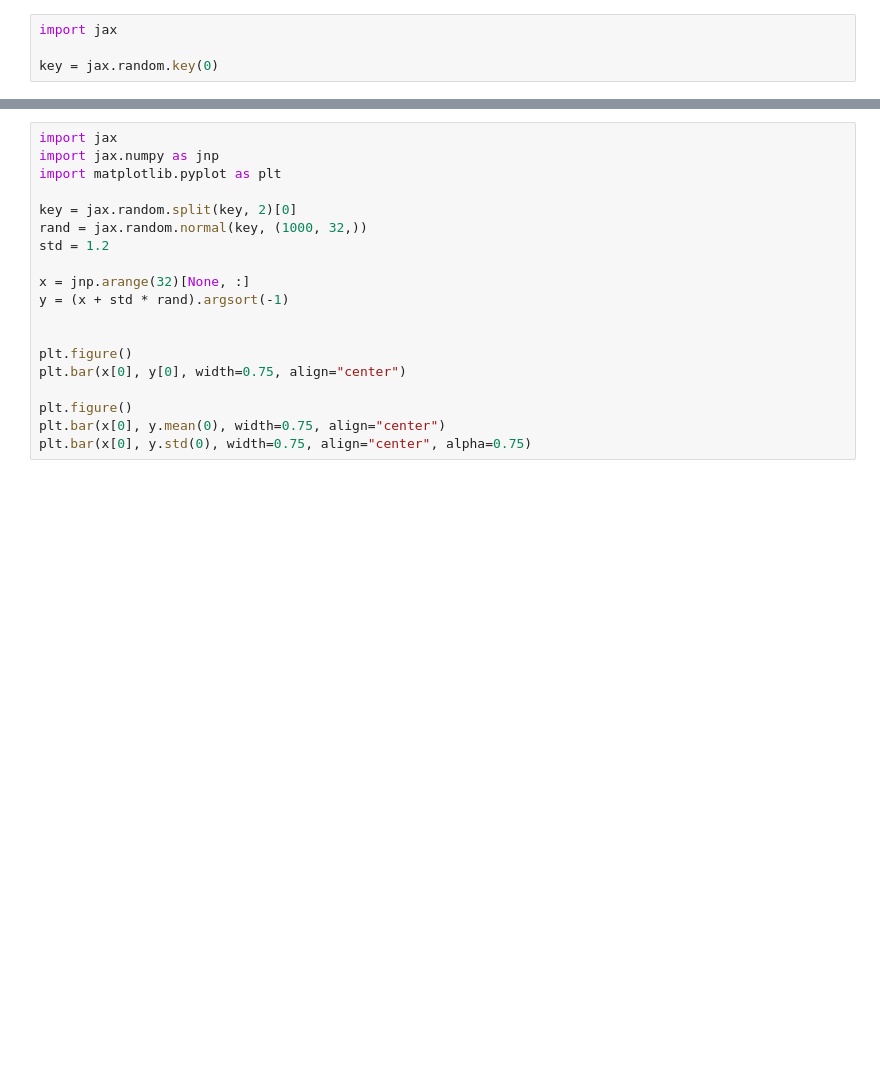
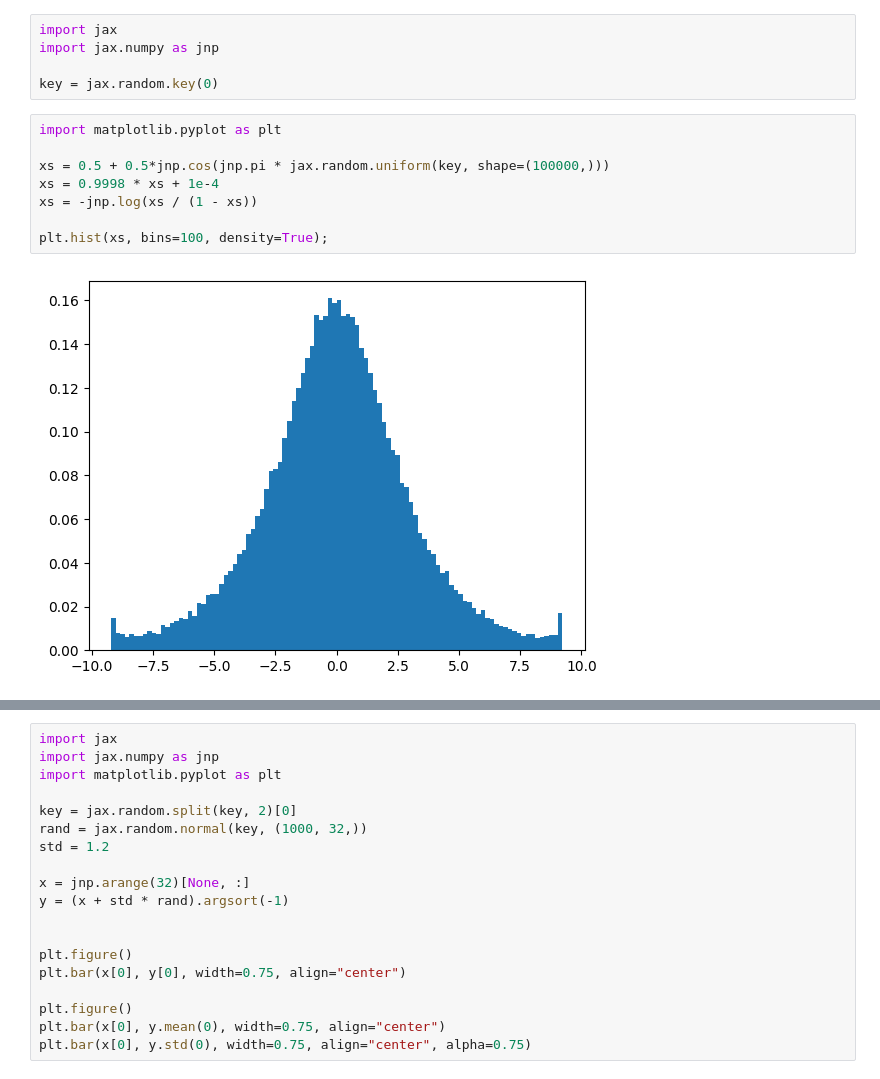
Before and after one commit to jafluri/gidd-easydel, a Jupyter notebook: notebooks/test.ipynb, the cells around one changed output, grey strips where cells are left out. Drawn from its saved outputs; the diff is of its cells as text; blank space fills up the shorter version.

```diff
--- a/notebooks/test.ipynb
+++ b/notebooks/test.ipynb
@@ -1,4 +1,15 @@
 # %%
 import jax
+import jax.numpy as jnp
 
 key = jax.random.key(0)
+# %%
+import matplotlib.pyplot as plt
+
+xs = 0.5 + 0.5*jnp.cos(jnp.pi * jax.random.uniform(key, shape=(100000,)))
+xs = 0.9998 * xs + 1e-4
+xs = -jnp.log(xs / (1 - xs))
+
+plt.hist(xs, bins=100, density=True);
+# %% [output]
+[figure, added]
```
Also changed, not shown: parts of 3 cells of this notebook, 5 other files.
